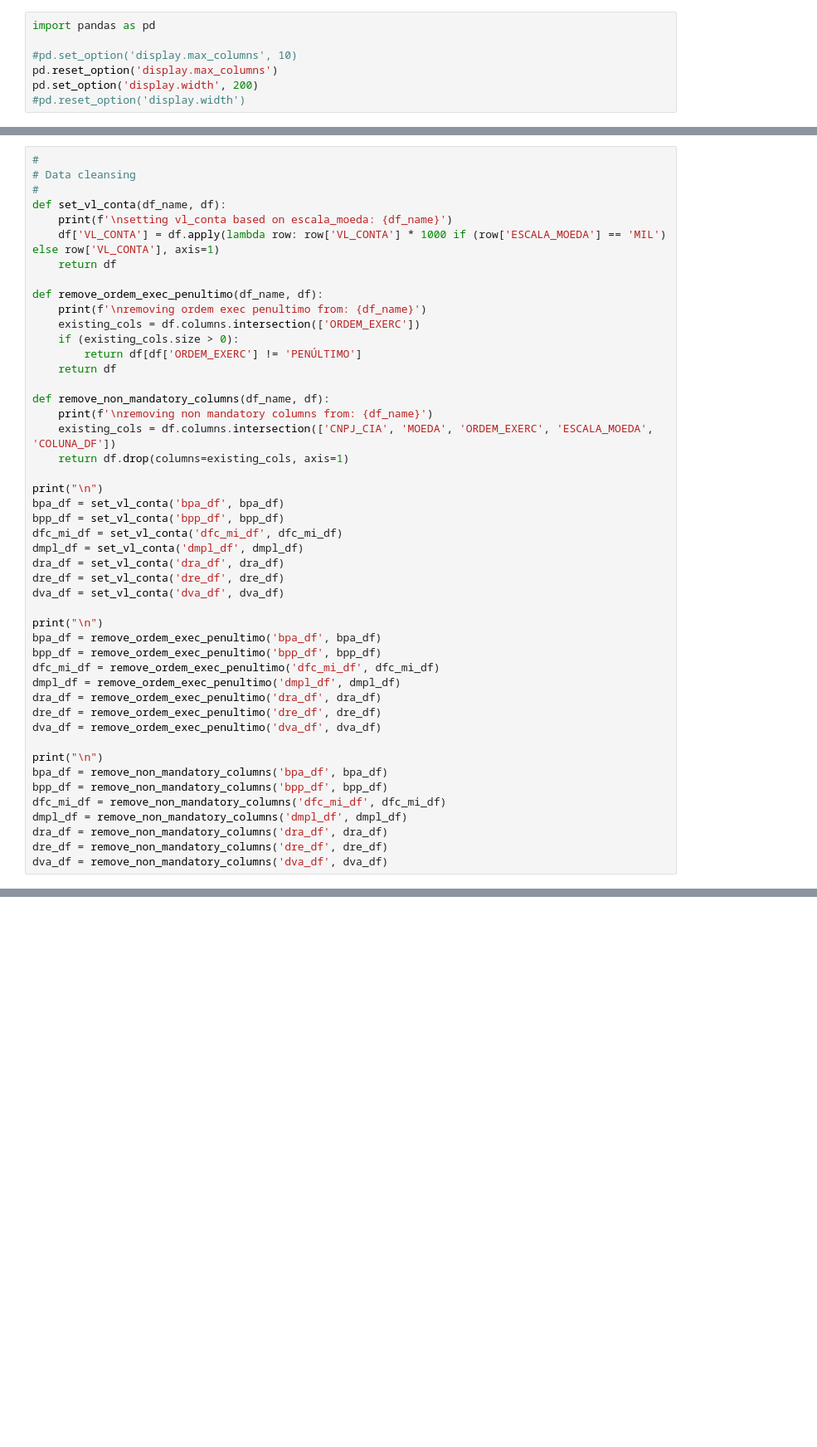
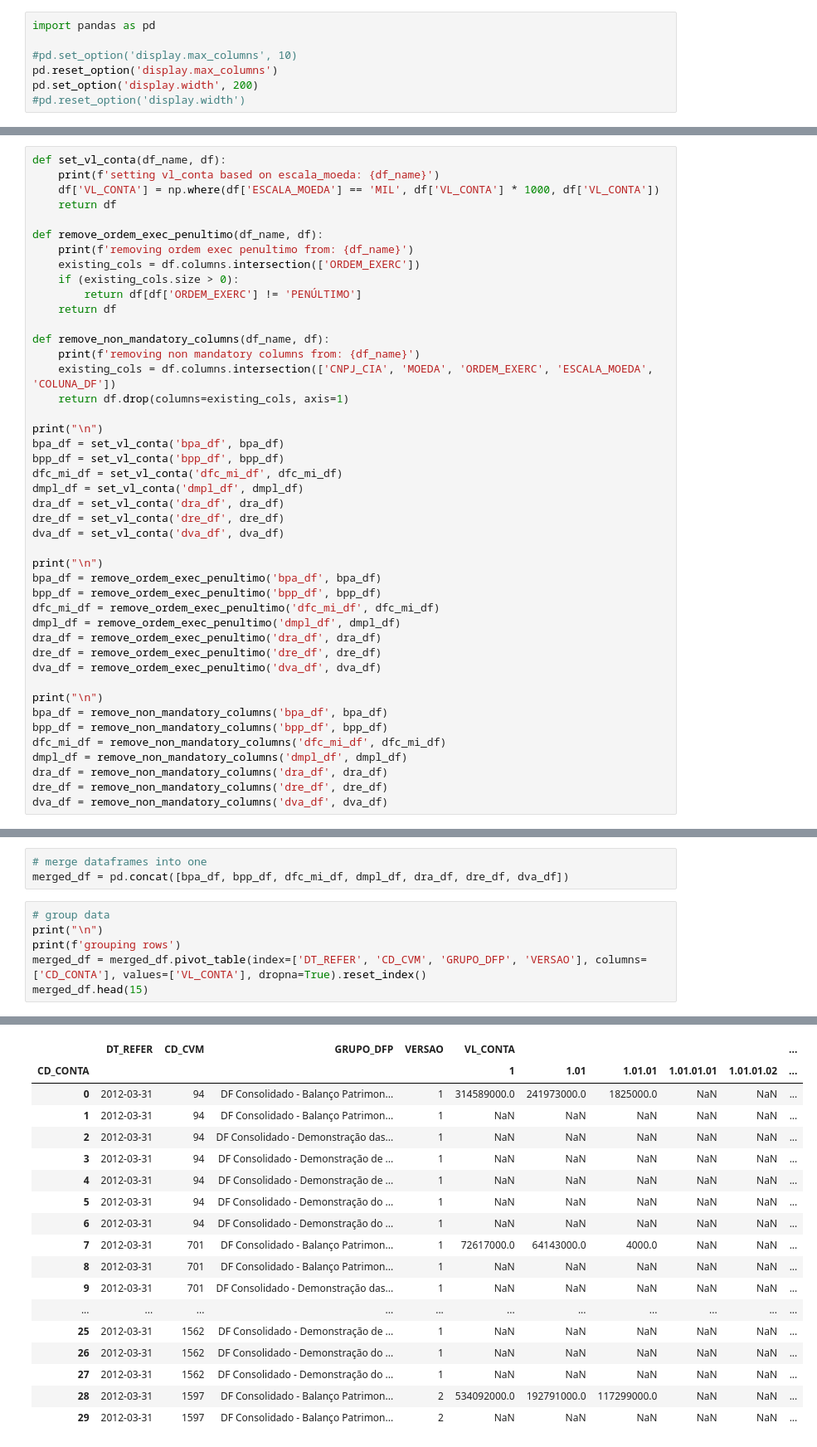
Before and after one commit to enok/flowpredict, a Jupyter notebook: flowpredict.ipynb, the cells around one changed output, grey strips where cells are left out. Shown at 83% size. Drawn from its saved outputs; the diff is of its cells as text; blank space fills up the shorter version.

Commit message:
data grouping and grouping rows

```diff
--- a/flowpredict.ipynb
+++ b/flowpredict.ipynb
@@ -289,21 +370,18 @@ print_df('dva_df', dva_df)
 # %%
-#
-# Data cleansing
-#
 def set_vl_conta(df_name, df):
-    print(f'\nsetting vl_conta based on escala_moeda: {df_name}')
-    df['VL_CONTA'] = df.apply(lambda row: row['VL_CONTA'] * 1000 if (row['ESCALA_MOEDA'] == 'MIL') else row['VL_CONTA'], axis=1)
+    print(f'setting vl_conta based on escala_moeda: {df_name}')
+    df['VL_CONTA'] = np.where(df['ESCALA_MOEDA'] == 'MIL', df['VL_CONTA'] * 1000, df['VL_CONTA'])
     return df
 
 def remove_ordem_exec_penultimo(df_name, df):
-    print(f'\nremoving ordem exec penultimo from: {df_name}')
+    print(f'removing ordem exec penultimo from: {df_name}')
     existing_cols = df.columns.intersection(['ORDEM_EXERC'])
     if (existing_cols.size > 0):
         return df[df['ORDEM_EXERC'] != 'PENÚLTIMO']
     return df
 
 def remove_non_mandatory_columns(df_name, df):
-    print(f'\nremoving non mandatory columns from: {df_name}')
+    print(f'removing non mandatory columns from: {df_name}')
     existing_cols = df.columns.intersection(['CNPJ_CIA', 'MOEDA', 'ORDEM_EXERC', 'ESCALA_MOEDA', 'COLUNA_DF'])
     return df.drop(columns=existing_cols, axis=1)
 
@@ -335,0 +434,10 @@ dva_df = remove_non_mandatory_columns('dva_df', dva_df)
+# %%
+# merge dataframes into one
+merged_df = pd.concat([bpa_df, bpp_df, dfc_mi_df, dmpl_df, dra_df, dre_df, dva_df])
+# %%
+# group data
+print("\n")
+print(f'grouping rows')
+merged_df = merged_df.pivot_table(index=['DT_REFER', 'CD_CVM', 'GRUPO_DFP', 'VERSAO'], columns=['CD_CONTA'], values=['VL_CONTA'], dropna=True).reset_index()
+merged_df.head(15)
+# %% [output]
@@ -335,0 +445,18 @@ dva_df = remove_non_mandatory_columns('dva_df', dva_df)
+|  | DT_REFER | CD_CVM | GRUPO_DFP | VERSAO | VL_CONTA |  |  |  |  | ... |
+| CD_CONTA |  |  |  |  | 1 | 1.01 | 1.01.01 | 1.01.01.01 | 1.01.01.02 | ... |
+| 0 | 2012-03-31 | 94 | DF Consolidado - Balanço Patrimon... | 1 | 314589000.0 | 241973000.0 | 1825000.0 | NaN | NaN | ... |
+| 1 | 2012-03-31 | 94 | DF Consolidado - Balanço Patrimon... | 1 | NaN | NaN | NaN | NaN | NaN | ... |
+| 2 | 2012-03-31 | 94 | DF Consolidado - Demonstração das... | 1 | NaN | NaN | NaN | NaN | NaN | ... |
+| 3 | 2012-03-31 | 94 | DF Consolidado - Demonstração de ... | 1 | NaN | NaN | NaN | NaN | NaN | ... |
+| 4 | 2012-03-31 | 94 | DF Consolidado - Demonstração de ... | 1 | NaN | NaN | NaN | NaN | NaN | ... |
+| 5 | 2012-03-31 | 94 | DF Consolidado - Demonstração do ... | 1 | NaN | NaN | NaN | NaN | NaN | ... |
+| 6 | 2012-03-31 | 94 | DF Consolidado - Demonstração do ... | 1 | NaN | NaN | NaN | NaN | NaN | ... |
+| 7 | 2012-03-31 | 701 | DF Consolidado - Balanço Patrimon... | 1 | 72617000.0 | 64143000.0 | 4000.0 | NaN | NaN | ... |
+| 8 | 2012-03-31 | 701 | DF Consolidado - Balanço Patrimon... | 1 | NaN | NaN | NaN | NaN | NaN | ... |
+| 9 | 2012-03-31 | 701 | DF Consolidado - Demonstração das... | 1 | NaN | NaN | NaN | NaN | NaN | ... |
+| ... | ... | ... | ... | ... | ... | ... | ... | ... | ... | ... |
+| 25 | 2012-03-31 | 1562 | DF Consolidado - Demonstração de ... | 1 | NaN | NaN | NaN | NaN | NaN | ... |
+| 26 | 2012-03-31 | 1562 | DF Consolidado - Demonstração do ... | 1 | NaN | NaN | NaN | NaN | NaN | ... |
+| 27 | 2012-03-31 | 1562 | DF Consolidado - Demonstração do ... | 1 | NaN | NaN | NaN | NaN | NaN | ... |
+| 28 | 2012-03-31 | 1597 | DF Consolidado - Balanço Patrimon... | 2 | 534092000.0 | 192791000.0 | 117299000.0 | NaN | NaN | ... |
+| 29 | 2012-03-31 | 1597 | DF Consolidado - Balanço Patrimon... | 2 | NaN | NaN | NaN | NaN | NaN | ... |
```
Also changed, not shown: parts of 14 cells of this notebook.
